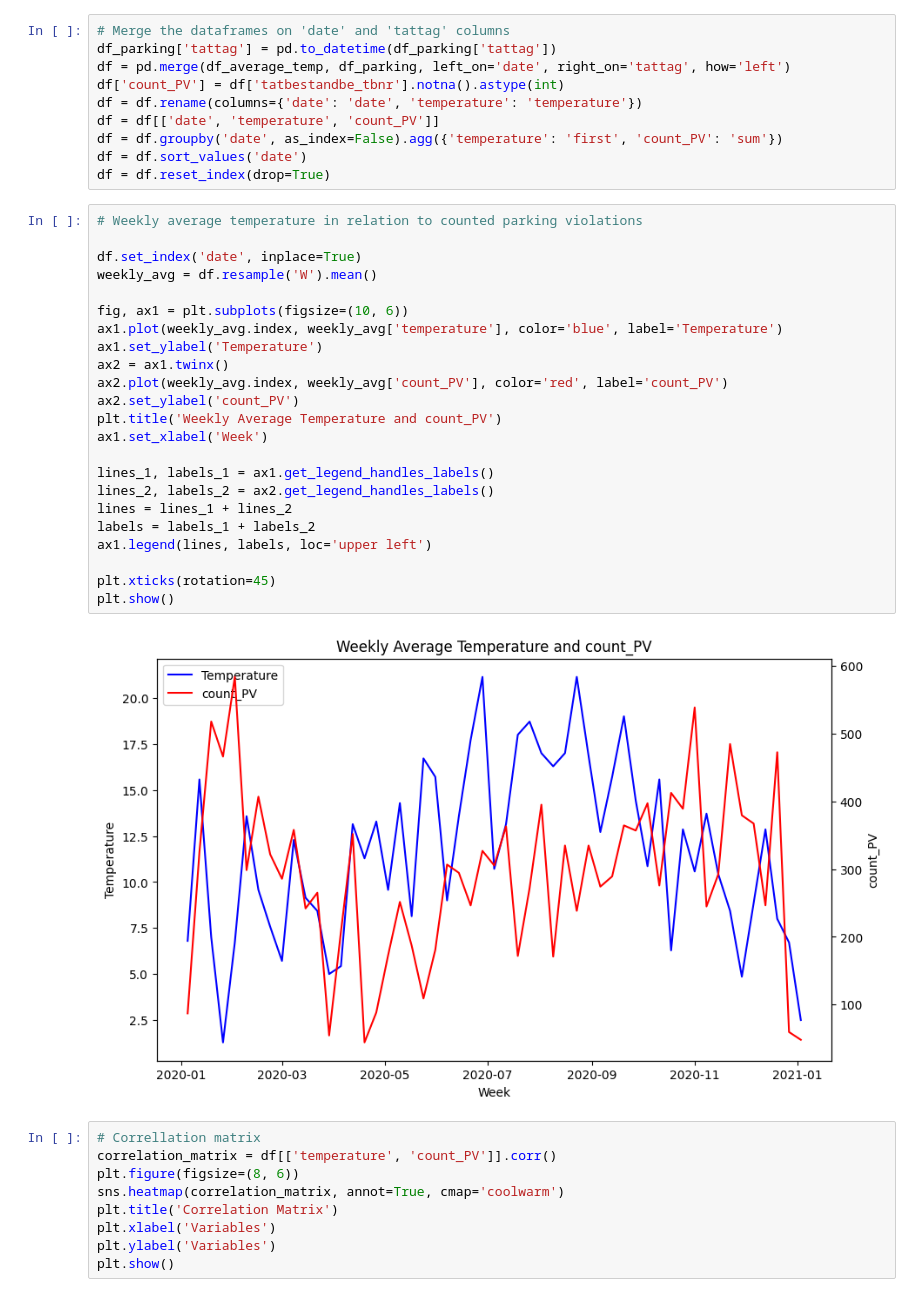
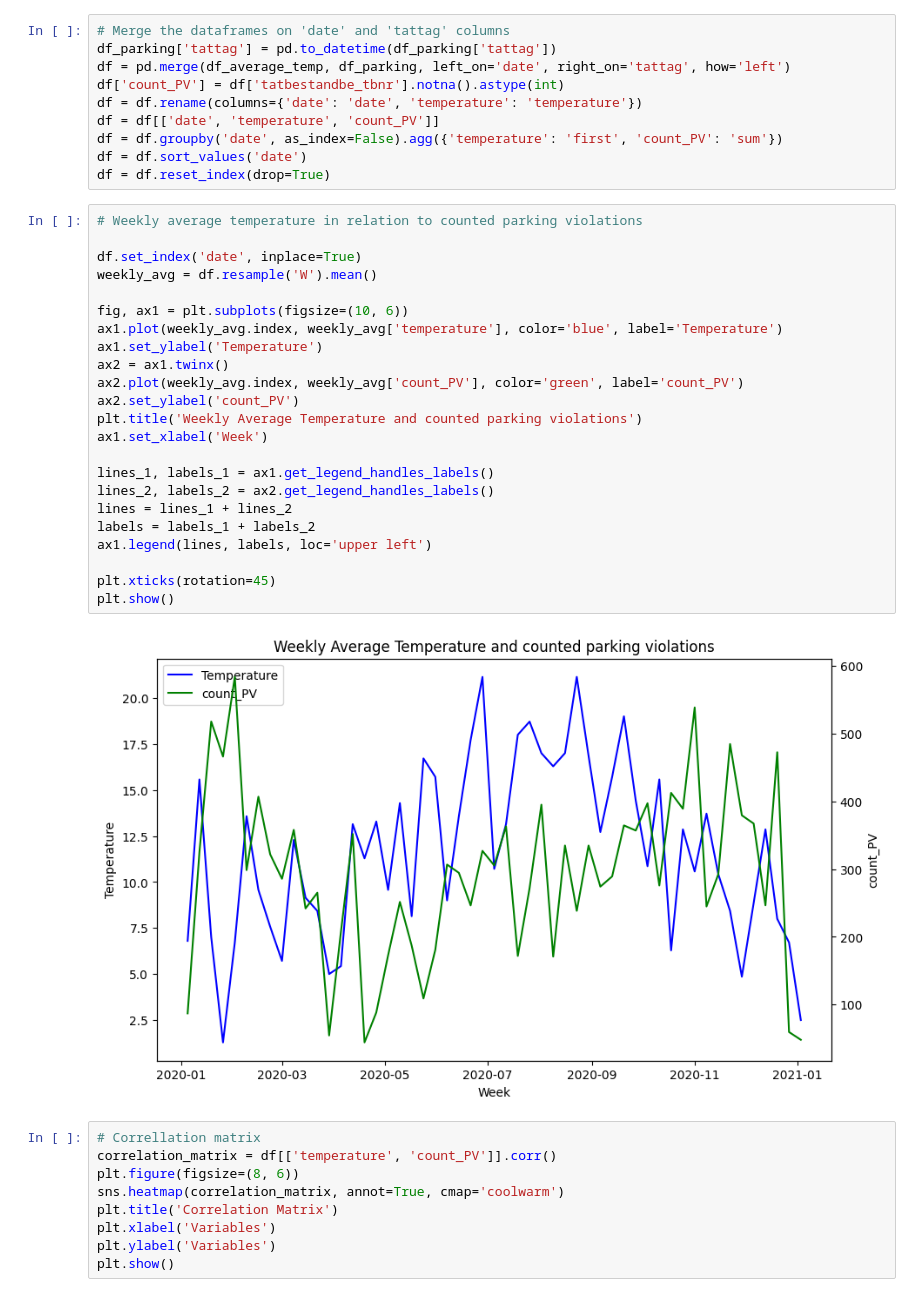
Before and after one commit to jackDS008/2023-amse-template, a Jupyter notebook: project/report.ipynb, the cells around one changed output. Drawn from its saved outputs; the diff is of its cells as text.

```diff
--- a/project/report.ipynb
+++ b/project/report.ipynb
@@ -191,28 +197,28 @@ df = df.reset_index(drop=True)
 # %%
 # Weekly average temperature in relation to counted parking violations
 
 df.set_index('date', inplace=True)
 weekly_avg = df.resample('W').mean()
 
 fig, ax1 = plt.subplots(figsize=(10, 6))
 ax1.plot(weekly_avg.index, weekly_avg['temperature'], color='blue', label='Temperature')
 ax1.set_ylabel('Temperature')
 ax2 = ax1.twinx()
-ax2.plot(weekly_avg.index, weekly_avg['count_PV'], color='red', label='count_PV')
+ax2.plot(weekly_avg.index, weekly_avg['count_PV'], color='green', label='count_PV')
 ax2.set_ylabel('count_PV')
-plt.title('Weekly Average Temperature and count_PV')
+plt.title('Weekly Average Temperature and counted parking violations')
 ax1.set_xlabel('Week')
 
 lines_1, labels_1 = ax1.get_legend_handles_labels()
 lines_2, labels_2 = ax2.get_legend_handles_labels()
 lines = lines_1 + lines_2
 labels = labels_1 + labels_2
 ax1.legend(lines, labels, loc='upper left')
 
 plt.xticks(rotation=45)
 plt.show()
 # %% [output]
-[figure, old version]
+[figure, new version]
 # %%
 # Correllation matrix
 correlation_matrix = df[['temperature', 'count_PV']].corr()
```
Also changed, not shown: parts of 3 cells of this notebook.
